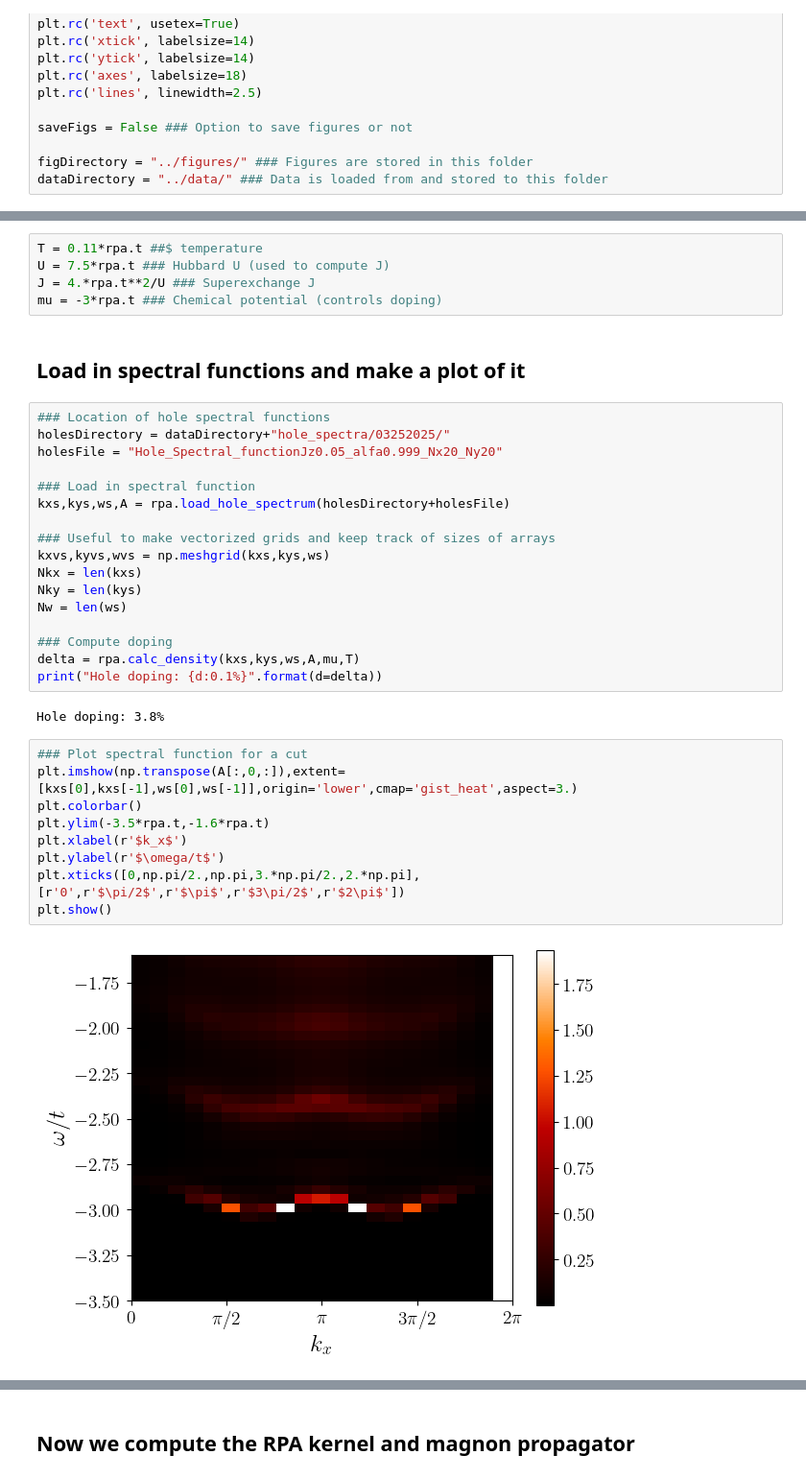
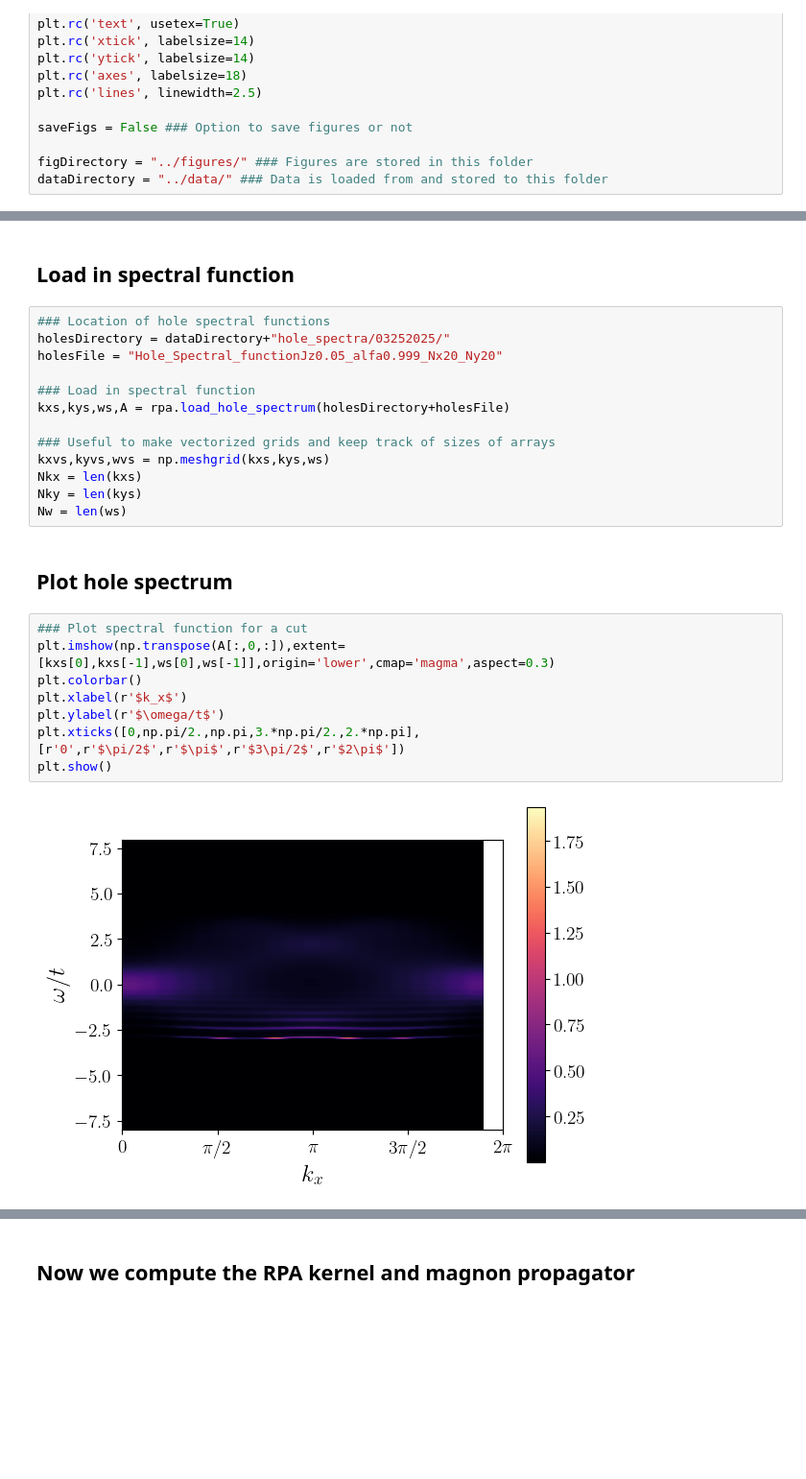
Before and after one commit to j-curtis/holes_and_magnons, a Jupyter notebook: Magnon_RPA_plots.ipynb, the cells around one changed output, grey strips where cells are left out. Shown at 96% size. Saved outputs shown, nothing was run; the diff lists cells and outputs as text; blank space fills up the shorter version.

```diff
--- a/Magnon_RPA_plots.ipynb
+++ b/Magnon_RPA_plots.ipynb
@@ -26,10 +24,5 @@ dataDirectory = "../data/" ### Data is loaded from and stored to this folder
-# %%
-T = 0.11*rpa.t ##$ temperature
-U = 7.5*rpa.t ### Hubbard U (used to compute J)
-J = 4.*rpa.t**2/U ### Superexchange J
-mu = -3*rpa.t ### Chemical potential (controls doping)
 # %% [markdown]
-## Load in spectral functions and make a plot of it
+## Load in spectral function
 # %%
 ### Location of hole spectral functions
 holesDirectory = dataDirectory+"hole_spectra/03252025/"
@@ -43,20 +36,15 @@ kxvs,kyvs,wvs = np.meshgrid(kxs,kys,ws)
 Nkx = len(kxs)
 Nky = len(kys)
 Nw = len(ws)
-
-### Compute doping
-delta = rpa.calc_density(kxs,kys,ws,A,mu,T)
-print("Hole doping: {d:0.1%}".format(d=delta))
-# %% [output]
-Hole doping: 3.8%
+# %% [markdown]
+## Plot hole spectrum
 # %%
 ### Plot spectral function for a cut
-plt.imshow(np.transpose(A[:,0,:]),extent=[kxs[0],kxs[-1],ws[0],ws[-1]],origin='lower',cmap='gist_heat',aspect=3.)
+plt.imshow(np.transpose(A[:,0,:]),extent=[kxs[0],kxs[-1],ws[0],ws[-1]],origin='lower',cmap='magma',aspect=0.3)
 plt.colorbar()
-plt.ylim(-3.5*rpa.t,-1.6*rpa.t)
 plt.xlabel(r'$k_x$')
 plt.ylabel(r'$\omega/t$')
 plt.xticks([0,np.pi/2.,np.pi,3.*np.pi/2.,2.*np.pi],[r'0',r'$\pi/2$',r'$\pi$',r'$3\pi/2$',r'$2\pi$'])
 plt.show()
 # %% [output]
-[figure, old version]
+[figure, new version]
```
Also changed, not shown: parts of 6 cells of this notebook, 1 other file.
